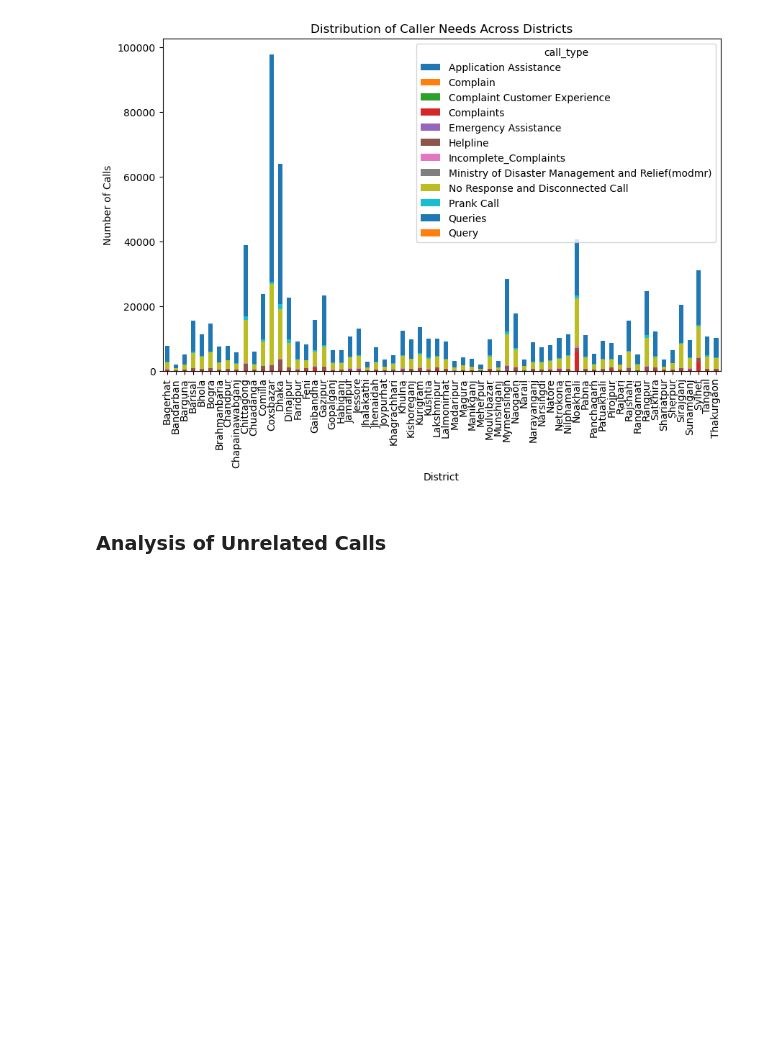
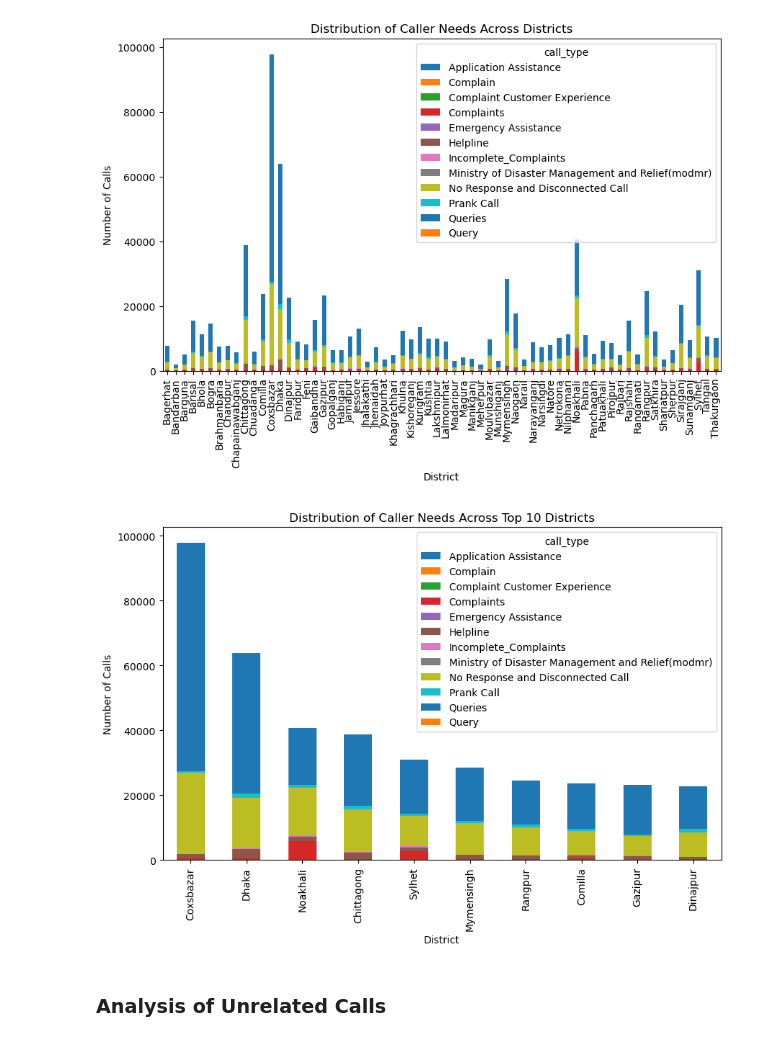
Before and after one commit to iamaber/333-data-analysis, a Jupyter notebook: main.ipynb, the cells around one changed output. Saved outputs shown, nothing was run; the diff lists cells and outputs as text; code cells hidden in the pictures; blank space fills up the shorter version.

```diff
--- a/main.ipynb
+++ b/main.ipynb
@@ -153,6 +158,19 @@ plt.ylabel("Number of Calls")
 plt.show()
 # %% [output]
 [figure]
+# %%
+# Show only the top 10 districts by call volume
+top_districts = caller_type_district.sum(axis=1).nlargest(10).index
+filtered_data = caller_type_district.loc[top_districts]
+
+# Plot the filtered data
+filtered_data.plot(kind='bar', stacked=True, figsize=(10, 6))
+plt.title("Distribution of Caller Needs Across Top 10 Districts")
+plt.xlabel("District")
+plt.ylabel("Number of Calls")
+plt.show()
+# %% [output]
+[figure, added]
 # %% [markdown]
 ### Analysis of Unrelated Calls
 # %%
```
Also changed, not shown: parts of 8 cells of this notebook.
